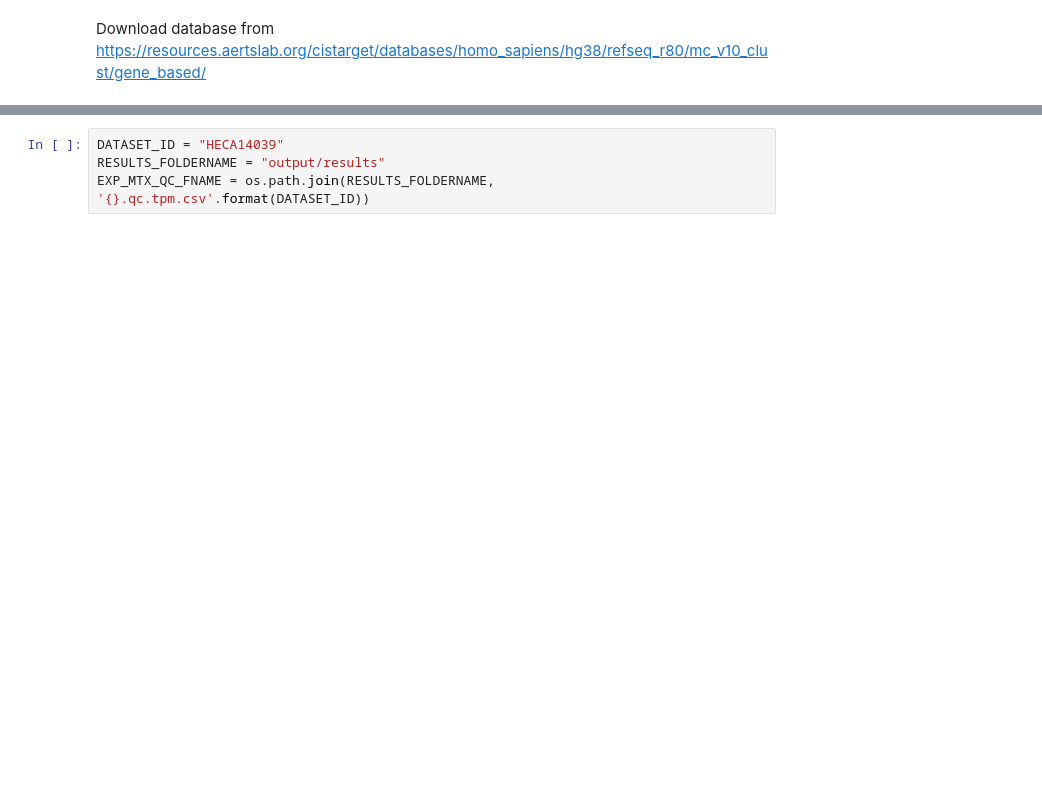
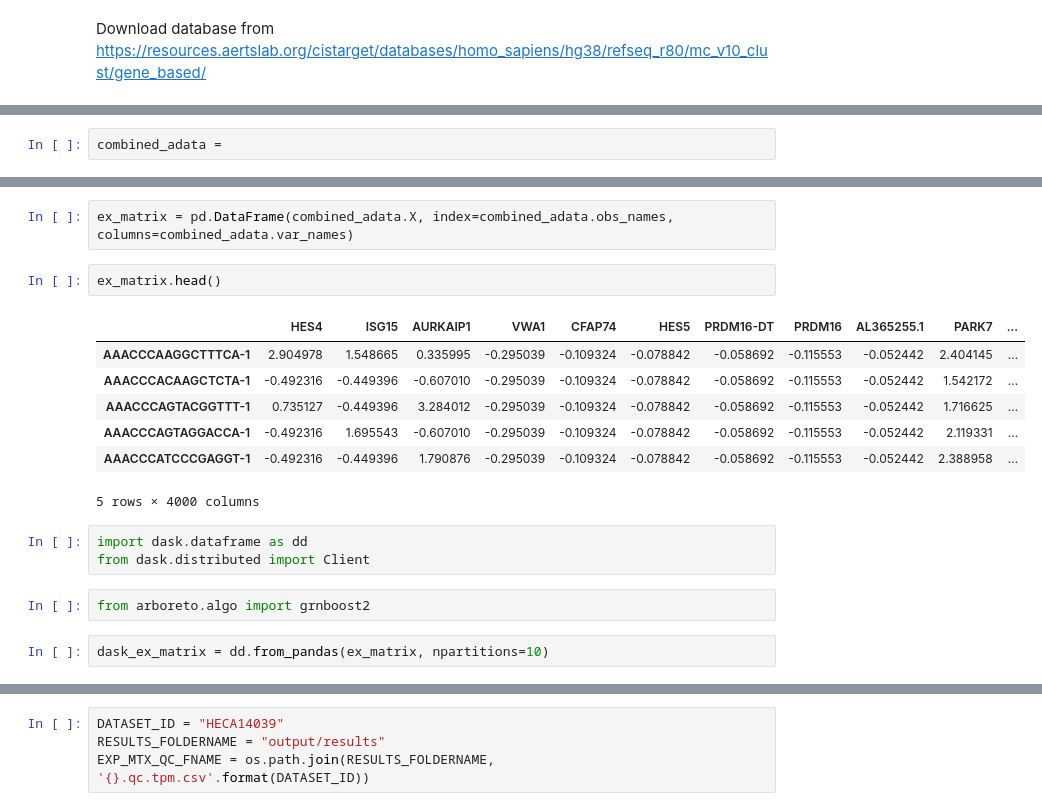
Before and after one commit to olaf-c/endometrial_analysis, a Jupyter notebook: scRNA_integration_grn_identification_script.ipynb, the cells around one changed output, grey strips where cells are left out. Cells and saved outputs as stored; diff of their text form; blank space fills up the shorter version.

Commit message:
Step 1 of PySCENIC grnboost2 still not working

```diff
--- a/scRNA_integration_grn_identification_script.ipynb
+++ b/scRNA_integration_grn_identification_script.ipynb
@@ -522,0 +498,2 @@ RANKING_DBS_FNAMES
+# %%
+combined_adata =
@@ -522,0 +523,19 @@ RANKING_DBS_FNAMES
+# %%
+ex_matrix = pd.DataFrame(combined_adata.X, index=combined_adata.obs_names, columns=combined_adata.var_names)
+# %%
+ex_matrix.head()
+# %% [output]
+|  | HES4 | ISG15 | AURKAIP1 | VWA1 | CFAP74 | HES5 | PRDM16-DT | PRDM16 | AL365255.1 | PARK7 | ... |
+| AAACCCAAGGCTTTCA-1 | 2.904978 | 1.548665 | 0.335995 | -0.295039 | -0.109324 | -0.078842 | -0.058692 | -0.115553 | -0.052442 | 2.404145 | ... |
+| AAACCCACAAGCTCTA-1 | -0.492316 | -0.449396 | -0.607010 | -0.295039 | -0.109324 | -0.078842 | -0.058692 | -0.115553 | -0.052442 | 1.542172 | ... |
+| AAACCCAGTACGGTTT-1 | 0.735127 | -0.449396 | 3.284012 | -0.295039 | -0.109324 | -0.078842 | -0.058692 | -0.115553 | -0.052442 | 1.716625 | ... |
+| AAACCCAGTAGGACCA-1 | -0.492316 | 1.695543 | -0.607010 | -0.295039 | -0.109324 | -0.078842 | -0.058692 | -0.115553 | -0.052442 | 2.119331 | ... |
+| AAACCCATCCCGAGGT-1 | -0.492316 | -0.449396 | 1.790876 | -0.295039 | -0.109324 | -0.078842 | -0.058692 | -0.115553 | -0.052442 | 2.388958 | ... |
+5 rows × 4000 columns
+# %%
+import dask.dataframe as dd
+from dask.distributed import Client
+# %%
+from arboreto.algo import grnboost2
+# %%
+dask_ex_matrix = dd.from_pandas(ex_matrix, npartitions=10)
```
Also changed, not shown: parts of 32 cells of this notebook.
